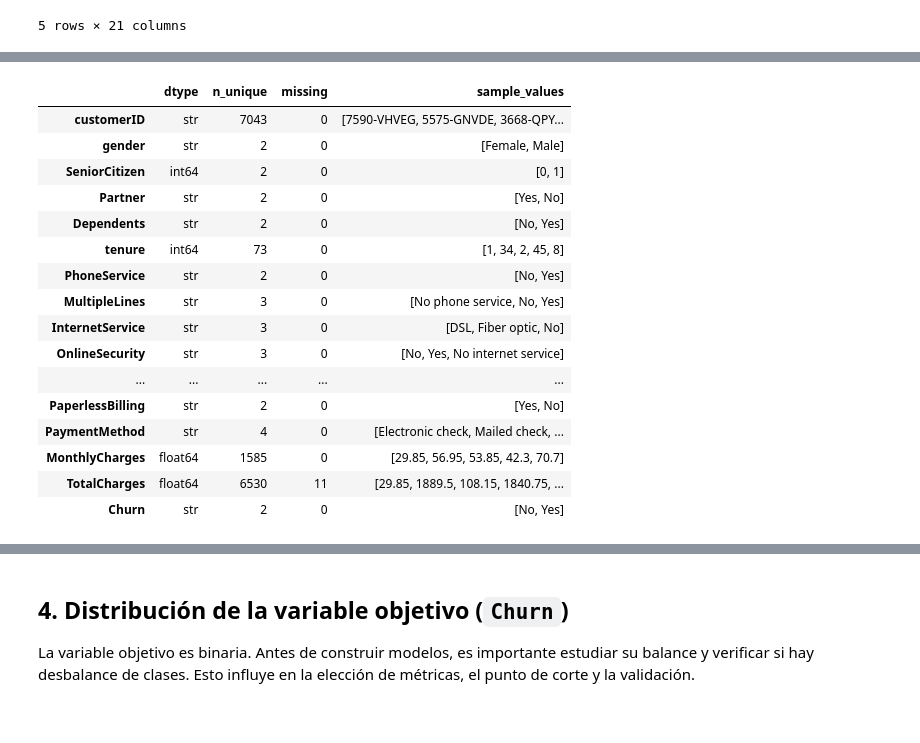
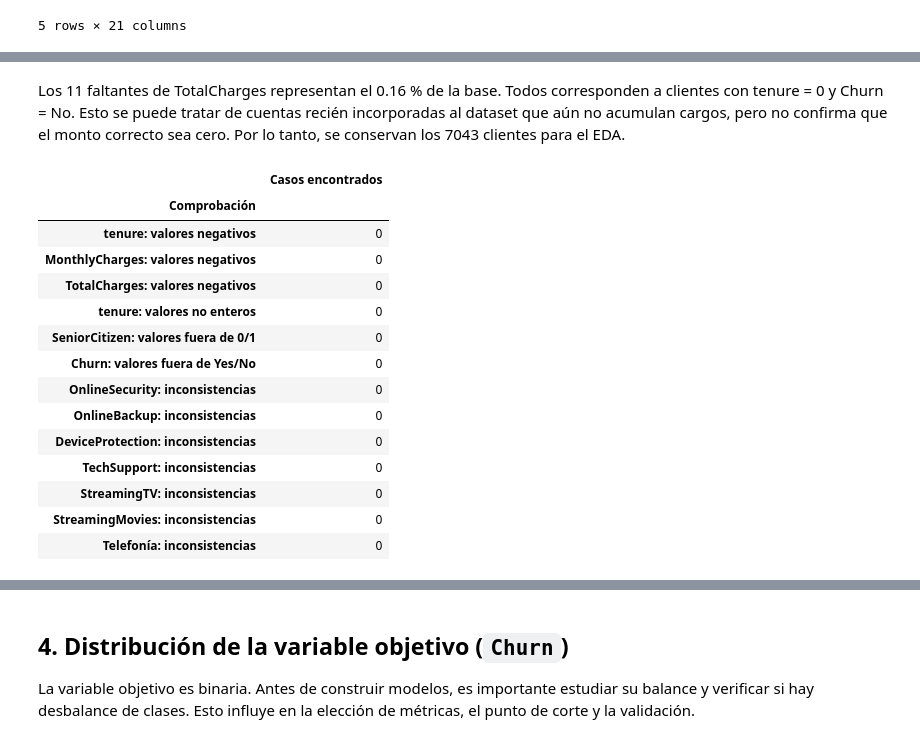
Before and after one commit to sofkp/Machine-Learning-Project, a Jupyter notebook: notebooks/01_eda_telco_churn.ipynb, the cells around one changed output, grey strips where cells are left out. Saved outputs shown, nothing was run; the diff lists cells and outputs as text; code cells hidden in the pictures.

```diff
--- a/notebooks/01_eda_telco_churn.ipynb
+++ b/notebooks/01_eda_telco_churn.ipynb
@@ -134,26 +177,60 @@ dtype: int64
+# %% [markdown]
+Los 11 faltantes de TotalCharges representan el 0.16 % de la base. Todos corresponden a clientes con tenure = 0 y Churn = No. Esto se puede tratar de cuentas recién incorporadas al dataset que aún no acumulan cargos, pero no confirma que el monto correcto sea cero. Por lo tanto, se conservan los 7043 clientes para el EDA.
 # %%
-summary = pd.DataFrame({
-    'dtype': df.dtypes.astype(str),
-    'n_unique': df.nunique(),
-    'missing': df.isna().sum(),
-    'sample_values': [df[col].dropna().unique()[:5].tolist() for col in df.columns]
+revision = {
+    "tenure: valores negativos": (df["tenure"] < 0).sum(),
+    "MonthlyCharges: valores negativos": (df["MonthlyCharges"] < 0).sum(),
+    "TotalCharges: valores negativos": (df["TotalCharges"] < 0).sum(),
+    "tenure: valores no enteros": (
+        df["tenure"].notna() & (df["tenure"] % 1 != 0)
+    ).sum(),
+    "SeniorCitizen: valores fuera de 0/1": (
+        ~df["SeniorCitizen"].isin([0, 1])
+    ).sum(),
+    "Churn: valores fuera de Yes/No": (
+        ~df["Churn"].isin(["Yes", "No"])
+    ).sum()
+}
+
+servicios = [
+    "OnlineSecurity", "OnlineBackup", "DeviceProtection",
+    "TechSupport", "StreamingTV", "StreamingMovies"
+]
+
+sin_internet = df["InternetService"] == "No"
+
+for columna in servicios:
+    sin_complemento = df[columna] == "No internet service"
+    revision[columna + ": inconsistencias"] = (
+        sin_internet != sin_complemento
+    ).sum()
+
+sin_telefono = df["PhoneService"] == "No"
+sin_lineas = df["MultipleLines"] == "No phone service"
+
+revision["Telefonía: inconsistencias"] = (
+    sin_telefono != sin_lineas
+).sum()
+
+tabla_revision = pd.DataFrame({
+    "Comprobación": revision.keys(),
+    "Casos encontrados": revision.values()
 })
-summary
+
+display(tabla_revision.set_index("Comprobación"))
 # %% [output]
-|  | dtype | n_unique | missing | sample_values |
-| customerID | str | 7043 | 0 | [7590-VHVEG, 5575-GNVDE, 3668-QPY... |
-| gender | str | 2 | 0 | [Female, Male] |
-| SeniorCitizen | int64 | 2 | 0 | [0, 1] |
-| Partner | str | 2 | 0 | [Yes, No] |
-| Dependents | str | 2 | 0 | [No, Yes] |
-| tenure | int64 | 73 | 0 | [1, 34, 2, 45, 8] |
-| PhoneService | str | 2 | 0 | [No, Yes] |
-| MultipleLines | str | 3 | 0 | [No phone service, No, Yes] |
-| InternetService | str | 3 | 0 | [DSL, Fiber optic, No] |
-| OnlineSecurity | str | 3 | 0 | [No, Yes, No internet service] |
-| ... | ... | ... | ... | ... |
-| PaperlessBilling | str | 2 | 0 | [Yes, No] |
-| PaymentMethod | str | 4 | 0 | [Electronic check, Mailed check, ... |
-| MonthlyCharges | float64 | 1585 | 0 | [29.85, 56.95, 53.85, 42.3, 70.7] |
-| TotalCharges | float64 | 6530 | 11 | [29.85, 1889.5, 108.15, 1840.75, ... |
-| Churn | str | 2 | 0 | [No, Yes] |
+|  | Casos encontrados |
+| Comprobación |  |
+| tenure: valores negativos | 0 |
+| MonthlyCharges: valores negativos | 0 |
+| TotalCharges: valores negativos | 0 |
+| tenure: valores no enteros | 0 |
+| SeniorCitizen: valores fuera de 0/1 | 0 |
+| Churn: valores fuera de Yes/No | 0 |
+| OnlineSecurity: inconsistencias | 0 |
+| OnlineBackup: inconsistencias | 0 |
+| DeviceProtection: inconsistencias | 0 |
+| TechSupport: inconsistencias | 0 |
+| StreamingTV: inconsistencias | 0 |
+| StreamingMovies: inconsistencias | 0 |
+| Telefonía: inconsistencias | 0 |
```
Also changed, not shown: parts of 41 cells of this notebook, 2 other files.
